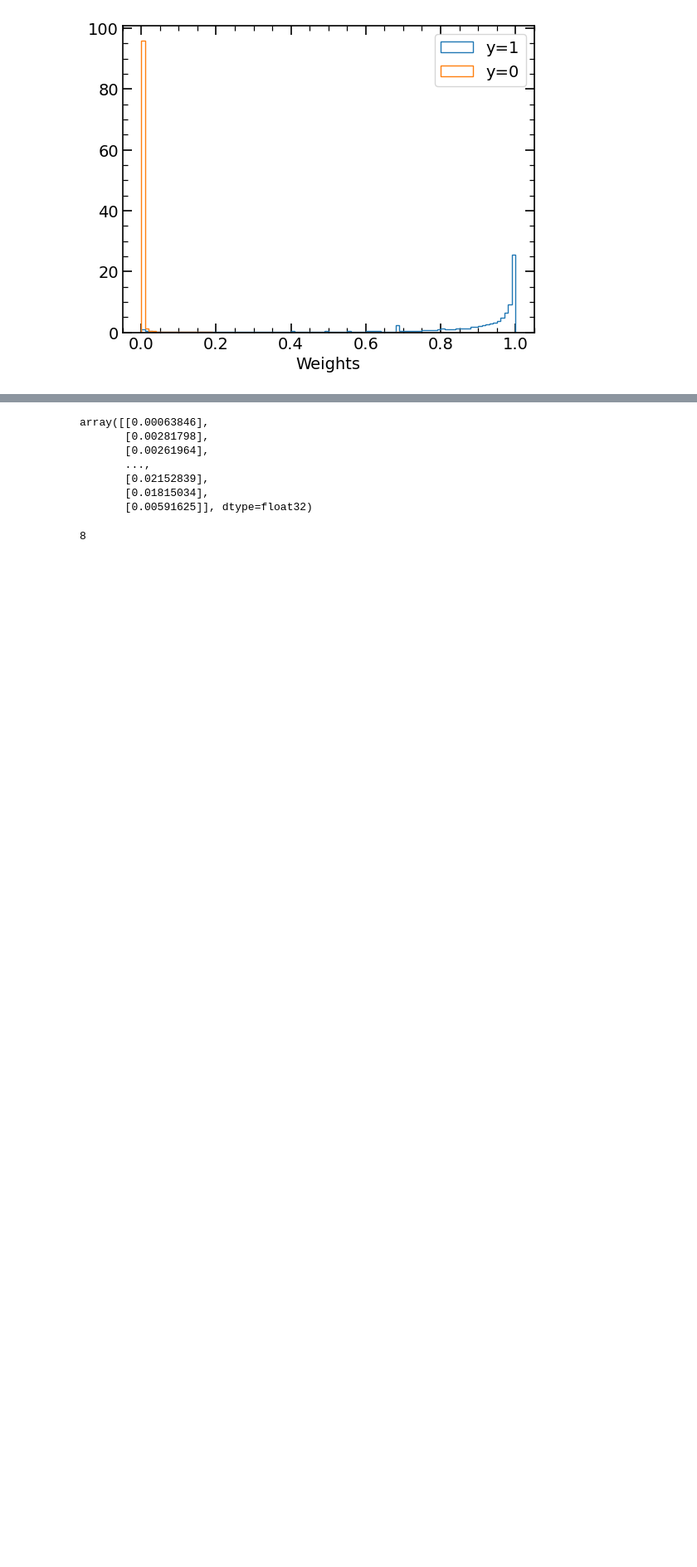
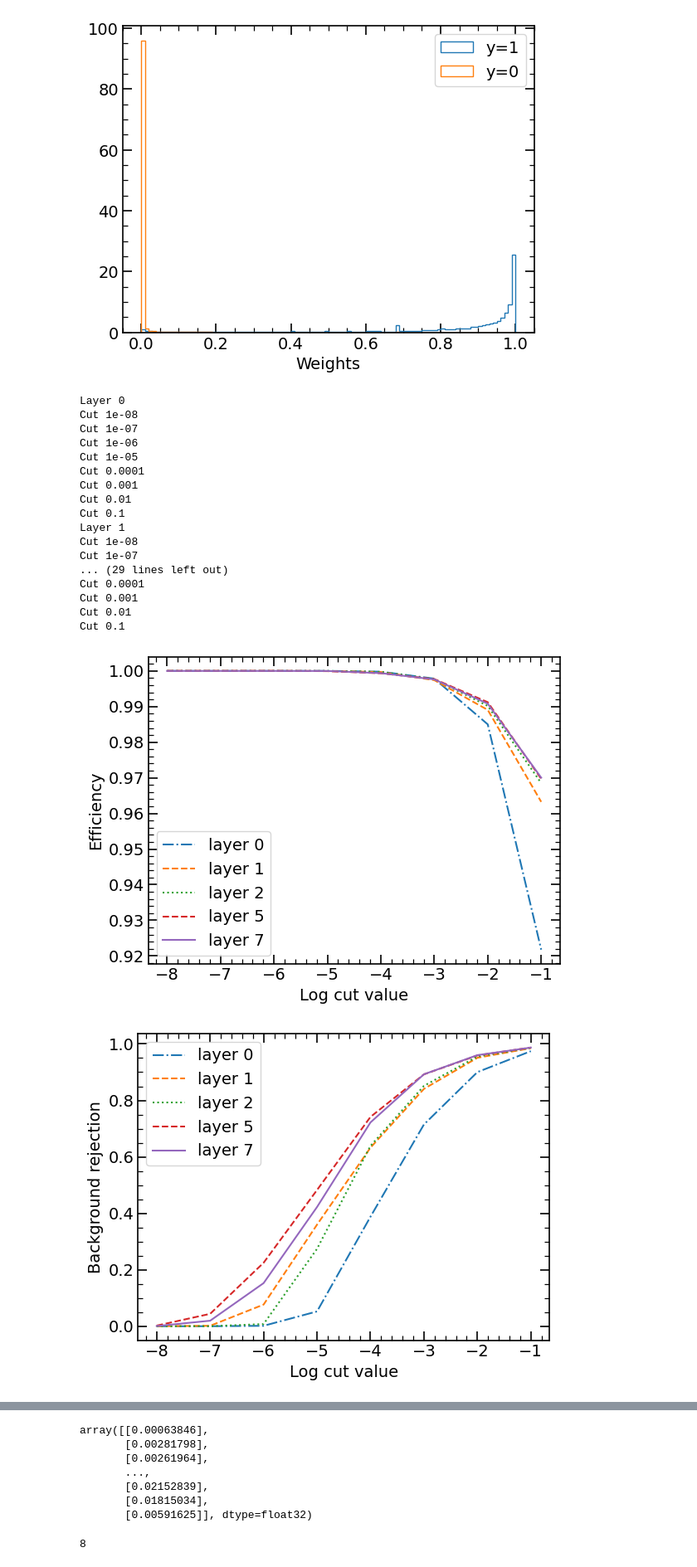
Before and after one commit to willsutcliffe/scalable_mtl_hgnn, a Jupyter notebook: Refactoring_perf.ipynb, the cells around one changed output, grey strips where cells are left out. Shown at 83% size. Drawn from its saved outputs; the diff is of its cells as text; code cells hidden in the pictures; blank space fills up the shorter version.

```diff
--- a/Refactoring_perf.ipynb
+++ b/Refactoring_perf.ipynb
@@ -137,10 +139,0 @@ len(perf.signal_df.query('SigMatch == 1 and PerfectSignalReconstruction'))/len(p
-# %%
-# perf.set_edge_pruning(0,1e-7,device='cpu')
-# perf.set_node_pruning(0,1e-4,device='cpu')
-# perf.set_edge_pruning(1,1e-5,device='cpu')
-# perf.set_node_pruning(1,1e-4,device='cpu')
-# perf.set_edge_pruning(2,1e-6,device='cpu')
-# perf.set_node_pruning(2,1e-5,device='cpu')
-#perf.set_node_pruning(7,0.1,device='cpu')
-perf.set_edge_pruning(7,0.2,device='cuda')
-perf.set_node_pruning(7,0.2,device='cuda')
@@ -278,3 +178,65 @@ true, pred = perf.evaluate_homog_track_pruning_performance(layers=[0,1,2,3,4,5,6
 [figure]
 [figure]
 [figure]
+# %%
+import matplotlib.pyplot as plt
+import numpy as np
+
+line_styles = ["dashdot", "dashed", "dotted", "--", "solid"]
+cuts = [1e-8,1e-7,1e-6, 1e-5, 1e-4, 1e-3, 1e-2, 1e-1]
+is_bkg = (true == 0)
+layer_effs = []
+layer_rejs = []
+#line_styles = ""
+layers= [0,1,2,5,7]
+for layer in layers:
+    print(f"Layer {layer}")
+
+    effs = []
+    rejs = []
+    i = layer
+    for cut in cuts:
+        #print(f'Cut {cut}', )
+        eff = np.sum(true[ (pred[i] > cut).flatten() ])/ np.sum(true)
+        rej = 1-np.sum(is_bkg[ (pred[i] > cut).flatten() ])/ np.sum(is_bkg)
+        #print("Signal eff ", eff)
+        #print("Background rejection ", 1-np.sum(is_bkg[ (pred[i] > cut).flatten() ])/ np.sum(is_bkg))
+        effs.append(eff)
+        rejs.append(rej)
+    layer_effs.append(effs)
+    layer_rejs.append(rejs)
+
+for i in range(len(layer_effs)):
+    plt.plot(np.log10(np.array(cuts)),layer_effs[i], linestyle=line_styles[i], label=f"layer {layers[i]}")
+plt.xlabel("Log cut value")
+plt.ylabel("Efficiency")
+plt.legend()
+
+plt.show()
+for i  in range(len(layer_rejs)):
+    plt.plot(np.log10(np.array(cuts)),layer_rejs[i], linestyle=line_styles[i], label=f"layer {layers[i]}")
+
+plt.xlabel("Log cut value")
+plt.ylabel("Background rejection")
+plt.legend()
+plt.show()
+# %% [output]
+Layer 0
+Cut 1e-08
+Cut 1e-07
+Cut 1e-06
+Cut 1e-05
+Cut 0.0001
+Cut 0.001
+Cut 0.01
+Cut 0.1
+Layer 1
+Cut 1e-08
+Cut 1e-07
+... (29 lines left out)
+Cut 0.0001
+Cut 0.001
+Cut 0.01
+Cut 0.1
+[figure, added]
+[figure, added]
```
Also changed, not shown: parts of 14 cells of this notebook, 3 other files.
